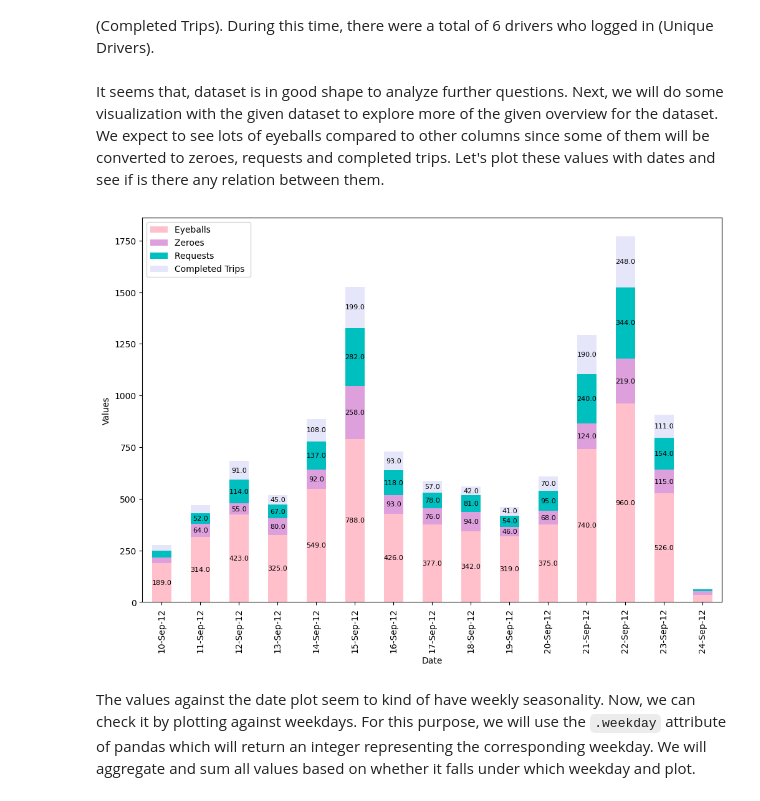
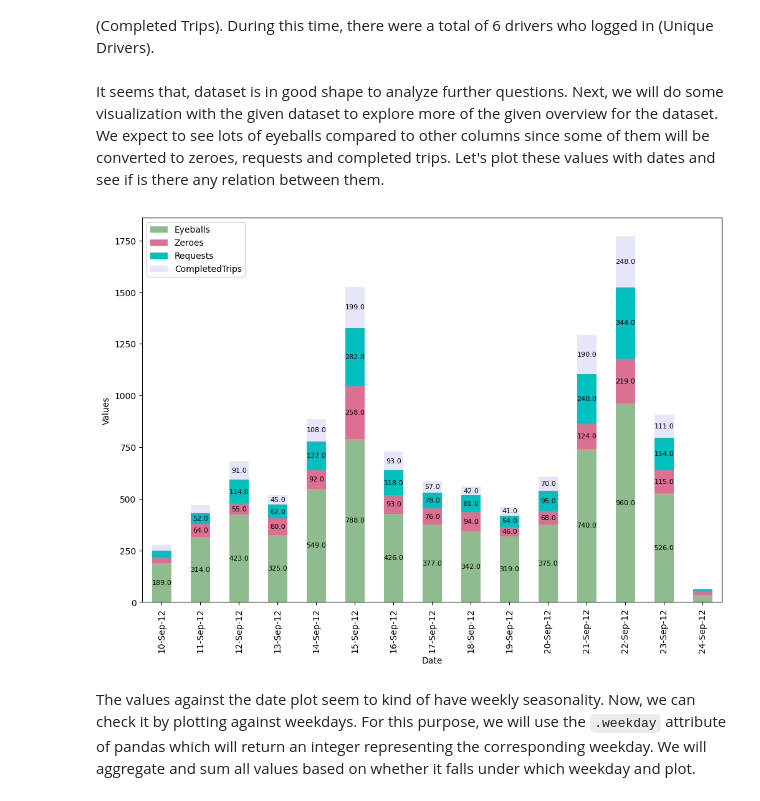
Before and after one commit to manujsinghwal/insights-from-uber-supply-and-demand-data, a Jupyter notebook: insights_from_uber_supply_and_demand_data.ipynb, the cells around one changed output. Cells and saved outputs as stored; diff of their text form; code cells hidden in the pictures.

```diff
--- a/insights_from_uber_supply_and_demand_data.ipynb
+++ b/insights_from_uber_supply_and_demand_data.ipynb
@@ -32,6 +32,9 @@ df.head()
 | 2 | NaN | 9 | 8 | 3 | 0 | 0 | 14 |
 | 3 | NaN | 10 | 9 | 2 | 0 | 1 | 14 |
 | 4 | NaN | 11 | 11 | 1 | 4 | 4 | 11 |
+# %%
+# Renaming columns
+df.columns = [c.replace(' ', '') for c in df.columns]
 # %%
 # Some basic info about dataset
 df.info()
@@ -139,30 +142,31 @@ It seems that, dataset is in good shape to analyze further questions. Next, we w
 # Setting up the figure size for further visualizations
 plt.rcParams["figure.figsize"] = (12,8)
 # %%
-color_pallete = list(islice(cycle(['pink', 'plum', 'c', 'lavender']), None, len(df)))
+color_pallete = list(islice(cycle(['darkseagreen', 'palevioletred', 'c', 'lavender']), None, len(df)))
 
-ax = (
-      df[['Date','Eyeballs ', 'Zeroes ', 'Requests ', 'Completed Trips ']]
+ax1 = (
+      df[['Date', 'Eyeballs', 'Zeroes', 'Requests', 'CompletedTrips']]
       .groupby('Date')
       .sum()
       .reset_index()
       .plot(kind='bar', stacked=True, x='Date', color=color_pallete)
     )
 
-for c in ax.containers:
+# Annotating on the bars
+for c in ax1.containers:
     # If the segment is small or 0, we can customize the labels
     labels = []
     for v in c:
         if v.get_height() > 40:
             labels.append(v.get_height())
         else:
             labels.append('')
 
-    ax.bar_label(c, labels=labels, label_type='center', fontsize=8)
+    ax1.bar_label(c, labels=labels, label_type='center', fontsize=8)
 
 plt.ylabel("Values")
 plt.show()
 # %% [output]
-[figure, old version]
+[figure, new version]
 # %% [markdown]
 The values against the date plot seem to kind of have weekly seasonality. Now, we can check it by plotting against weekdays. For this purpose, we will use the `.weekday` attribute of pandas which will return an integer representing the corresponding weekday. We will aggregate and sum all values based on whether it falls under which weekday and plot.
```
Also changed, not shown: parts of 15 cells of this notebook.
